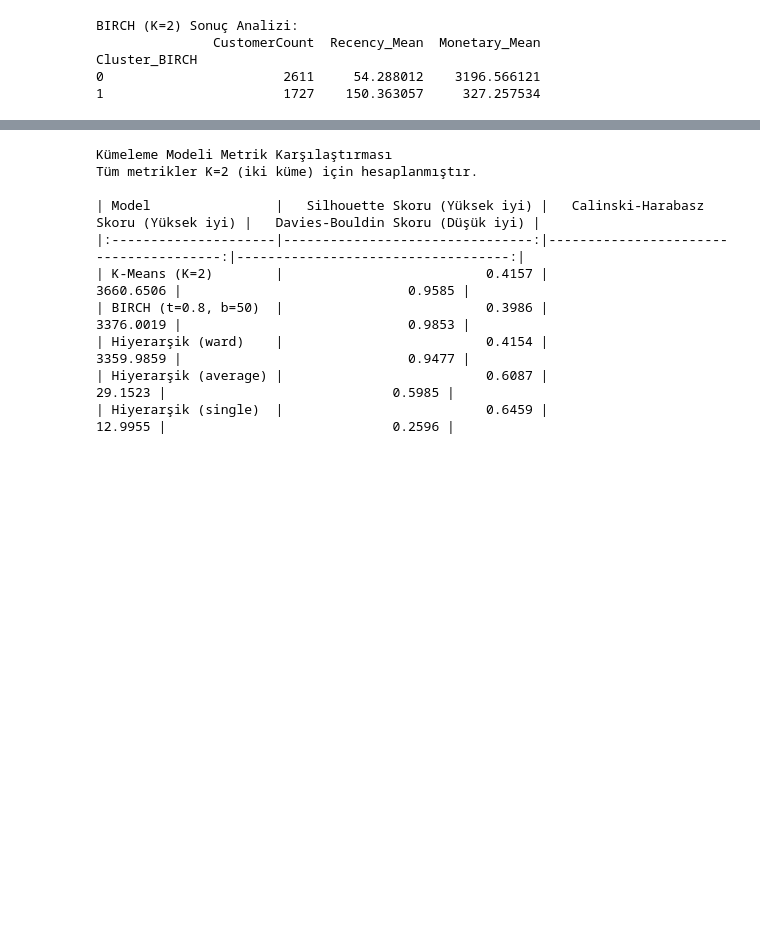
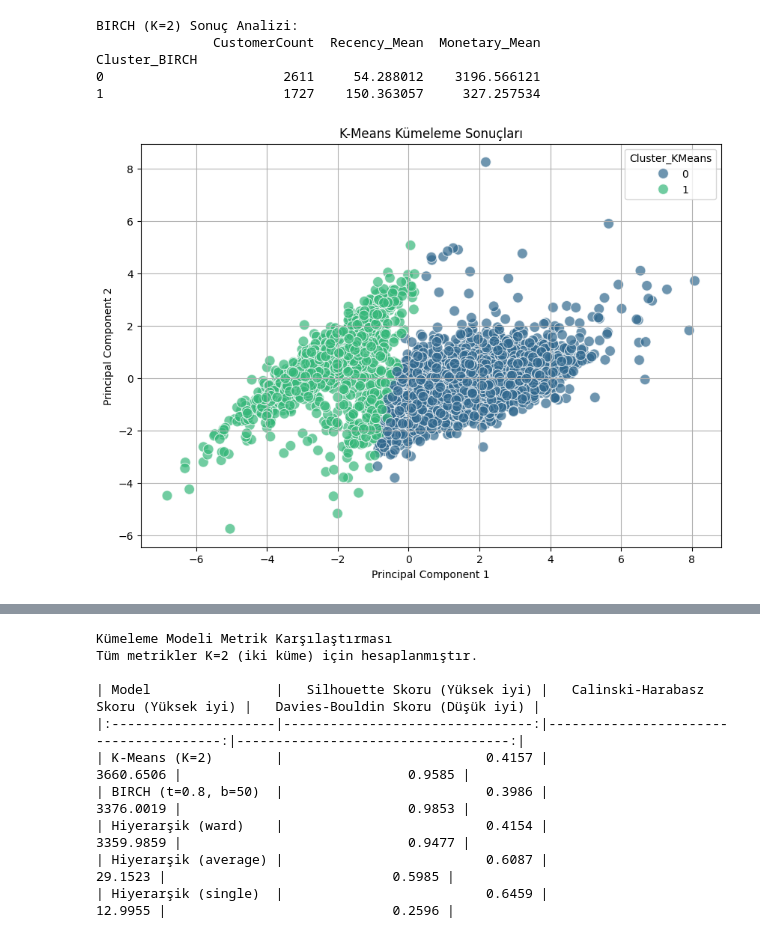
Before and after one commit to furkantprk/ml_clustering, a Jupyter notebook: Kumeleme.ipynb, the cells around one changed output, grey strips where cells are left out. Cells and saved outputs as stored; diff of their text form; code cells hidden in the pictures; blank space fills up the shorter version.

Commit message:
clustering

```diff
--- a/Kumeleme.ipynb
+++ b/Kumeleme.ipynb
@@ -484,3 +482,29 @@ BIRCH (K=2) Sonuç Analizi:
 Cluster_BIRCH
 0                       2611     54.288012    3196.566121
 1                       1727    150.363057     327.257534
+# %%
+#Görselleştirmeler
+from sklearn.decomposition import PCA
+import seaborn as sns
+
+#görselleştirmenin kolay yapılabilmesi için PCA uygulayarak 2 boyuta indirgiyoruz
+pca = PCA(n_components=2)
+pca_components = pca.fit_transform(customer_data_scaled)
+
+pca_df = pd.DataFrame(data=pca_components, columns=['PC1', 'PC2'])
+# %%
+#K-Means Kümelerinin Görselleştirilmesi
+pca_df['Cluster_KMeans'] = customer_data['Cluster'].values
+plt.figure(figsize=(10, 7))
+sns.scatterplot(x='PC1', y='PC2', hue='Cluster_KMeans', data=pca_df, palette='viridis', legend='full', s=100, alpha=0.7)
+plt.title('K-Means Kümeleme Sonuçları')
+plt.xlabel('Principal Component 1')
+plt.ylabel('Principal Component 2')
+plt.grid(True)
+plt.show()
+
+#Bu kısımda indirgeme ve çizimler için yapay zekadan yardım aldım. x ve y için verilen
+#label'ların neden böyle olduğunu sorduğumda birçok bileşenin yansıttığı tek somut özellik
+#olduğunu ve bileşenlerin oranlarının sadece pca analiziyle bulunabileceğini öğrendim
+# %% [output]
+[figure, added]
```
Also changed, not shown: parts of 6 cells of this notebook.
